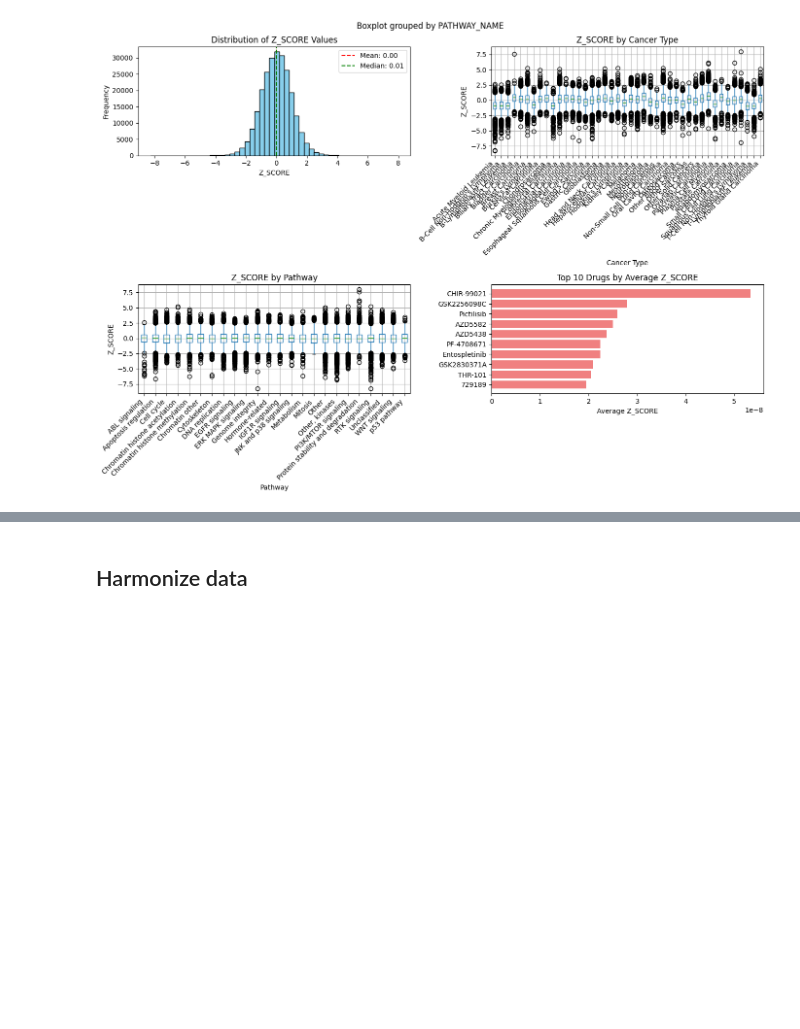
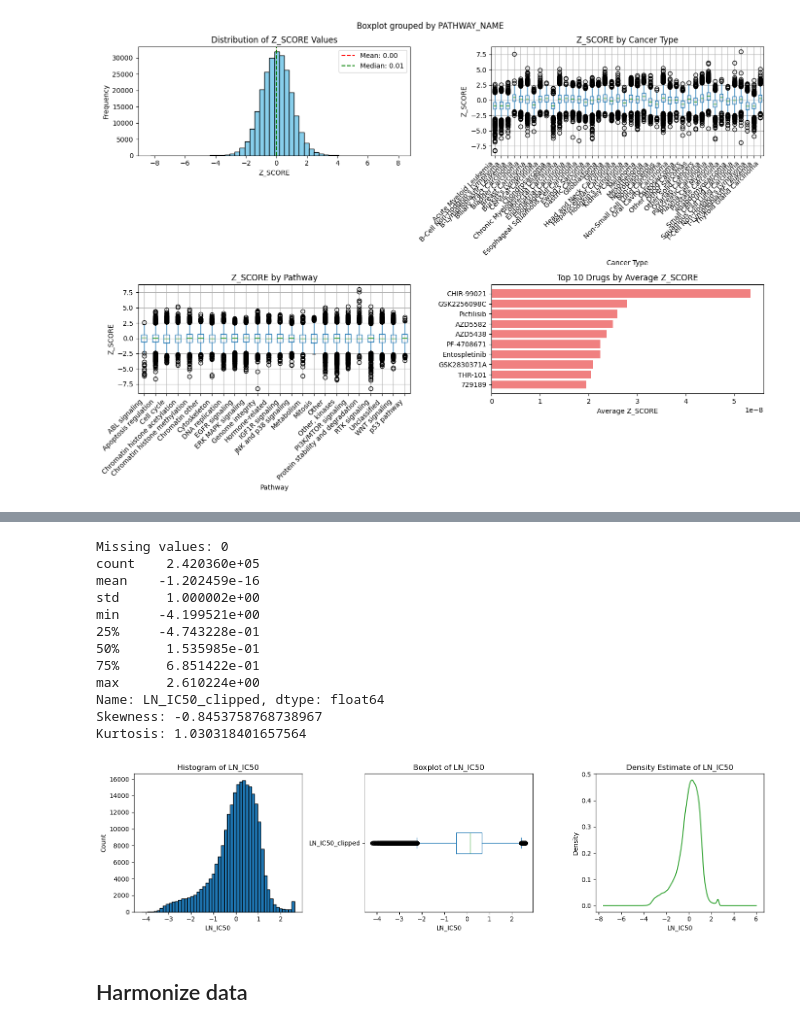
Before and after one commit to s-juross/projekt_genomforschung, a Jupyter notebook: data_exploration_small.ipynb, the cells around one changed output, grey strips where cells are left out. Drawn from its saved outputs; the diff is of its cells as text; code cells hidden in the pictures; blank space fills up the shorter version.

```diff
--- a/data_exploration_small.ipynb
+++ b/data_exploration_small.ipynb
@@ -195,3 +284,49 @@ THR-101        2.051984e-08  1.0 -3.958271  2.886245    731
+# %%
+from sklearn.preprocessing import StandardScaler
+scaler = StandardScaler()
+scaler.fit(df[['LN_IC50_clipped']])
+df['LN_IC50_clipped'] = scaler.transform(df[['LN_IC50_clipped']])
+ln_ic50 = df['LN_IC50_clipped']
+
+print("Missing values:", ln_ic50.isna().sum())
+print(ln_ic50.describe())
+print("Skewness:", ln_ic50.skew())
+print("Kurtosis:", ln_ic50.kurtosis())
+
+plt.figure(figsize=(15, 4))
+
+plt.subplot(1, 3, 1)
+plt.hist(ln_ic50.dropna(), bins=50, color='tab:blue', edgecolor='black')
+plt.title("Histogram of LN_IC50")
+plt.xlabel("LN_IC50")
+plt.ylabel("Count")
+
+plt.subplot(1, 3, 2)
+ln_ic50.plot(kind='box', vert=False)
+plt.title("Boxplot of LN_IC50")
+plt.xlabel("LN_IC50")
+
+plt.subplot(1, 3, 3)
+ln_ic50.plot(kind='kde', color='tab:green')
+plt.title("Density Estimate of LN_IC50")
+plt.xlabel("LN_IC50")
+
+plt.tight_layout()
+plt.show()
+# %% [output]
+Missing values: 0
+count    2.420360e+05
+mean    -1.202459e-16
+std      1.000002e+00
+min     -4.199521e+00
+25%     -4.743228e-01
+50%      1.535985e-01
+75%      6.851422e-01
+max      2.610224e+00
+Name: LN_IC50_clipped, dtype: float64
+Skewness: -0.8453758768738967
+Kurtosis: 1.030318401657564
+[figure, added]
 # %% [markdown]
 ## Harmonize data
 # %% [markdown]
```
Also changed, not shown: parts of 3 cells of this notebook.
